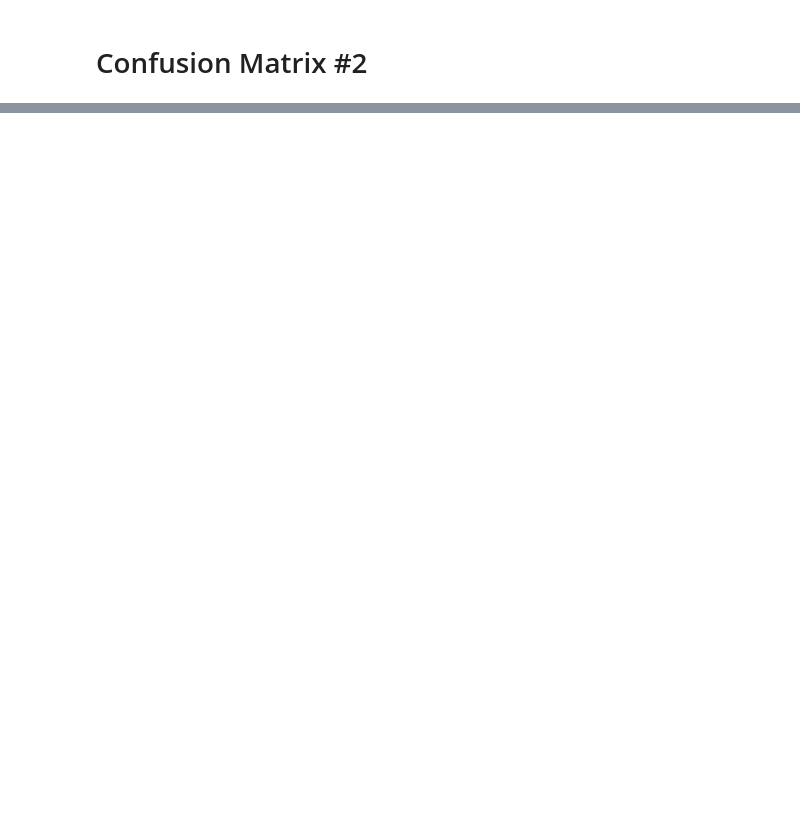
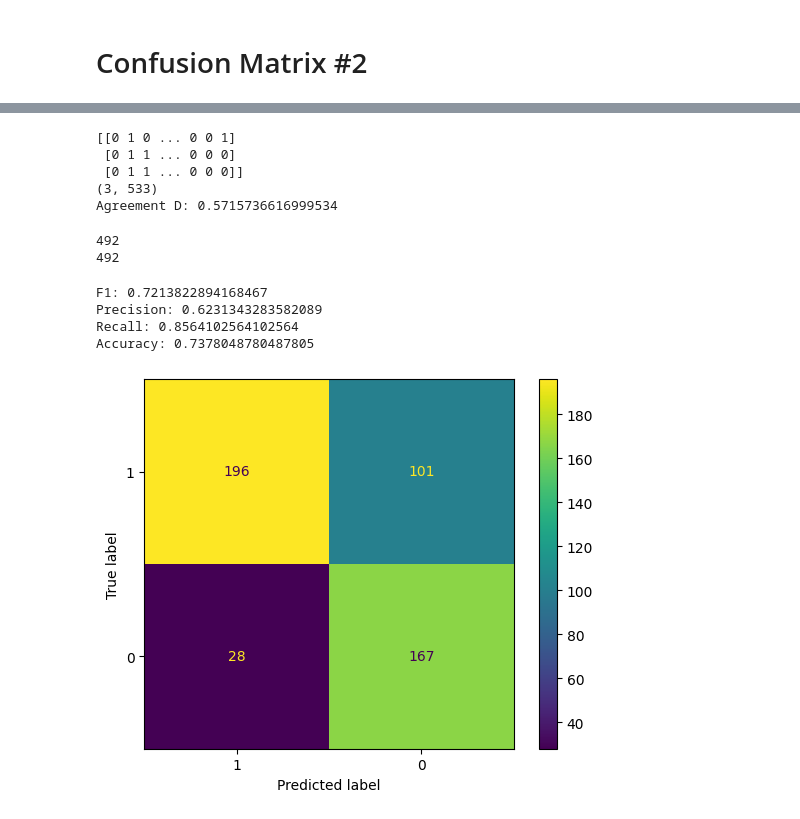
Before and after one commit to DEISI-ULHT-TFC-2023-24/TFC-DEISI89-GPTArgMine, a Jupyter notebook: main.ipynb, the cells around one changed output, grey strips where cells are left out. Drawn from its saved outputs; the diff is of its cells as text; code cells hidden in the pictures; blank space fills up the shorter version.

```diff
--- a/main.ipynb
+++ b/main.ipynb
@@ -240,0 +591,47 @@ plt.show()
+# %%
+data_matrix_4 = []
+
+data_matrix_4.append(data_gpt)
+data_matrix_4.append(data_ZP)
+data_matrix_4.append(data_LV)
+data_matrix_4 = np.array(data_matrix_4)
+
+print(data_matrix_4)
+print(data_matrix_4.shape)
+
+alpha_scalar = alpha(reliability_data=data_matrix_4, level_of_measurement='nominal')
+print("Agreement D:", alpha_scalar)
+# %% [output]
+[[0 1 0 ... 0 0 1]
+ [0 1 1 ... 0 0 0]
+ [0 1 1 ... 0 0 0]]
+(3, 533)
+Agreement D: 0.5715736616999534
+# %%
+matching_LV_ZP = [data_ZP[i] for i in range(len(data_ZP)) if data_ZP[i] == data_LV[i]]
+filter_data_gpt = [data_gpt[i] for i in range(len(data_ZP)) if data_ZP[i] == data_LV[i]]
+
+print(len(matching_LV_ZP))
+print(len(filter_data_gpt))
+# %% [output]
+492
+492
+# %%
+print(f"F1: {f1_score(matching_LV_ZP, filter_data_gpt)}")
+print(f"Precision: {precision_score(matching_LV_ZP, filter_data_gpt)}")
+print(f"Recall: {recall_score(matching_LV_ZP, filter_data_gpt)}")
+print(f"Accuracy: {accuracy_score(matching_LV_ZP, filter_data_gpt)}")
+# %% [output]
+F1: 0.7213822894168467
+Precision: 0.6231343283582089
+Recall: 0.8564102564102564
+Accuracy: 0.7378048780487805
+# %%
+a = confusion_matrix(matching_LV_ZP, filter_data_gpt)
+
+cm_display = ConfusionMatrixDisplay(confusion_matrix = a, display_labels = ["1", "0"])
+
+cm_display.plot()
+plt.show()
+# %% [output]
+[figure, added]
```
Also changed, not shown: parts of 40 cells of this notebook.
